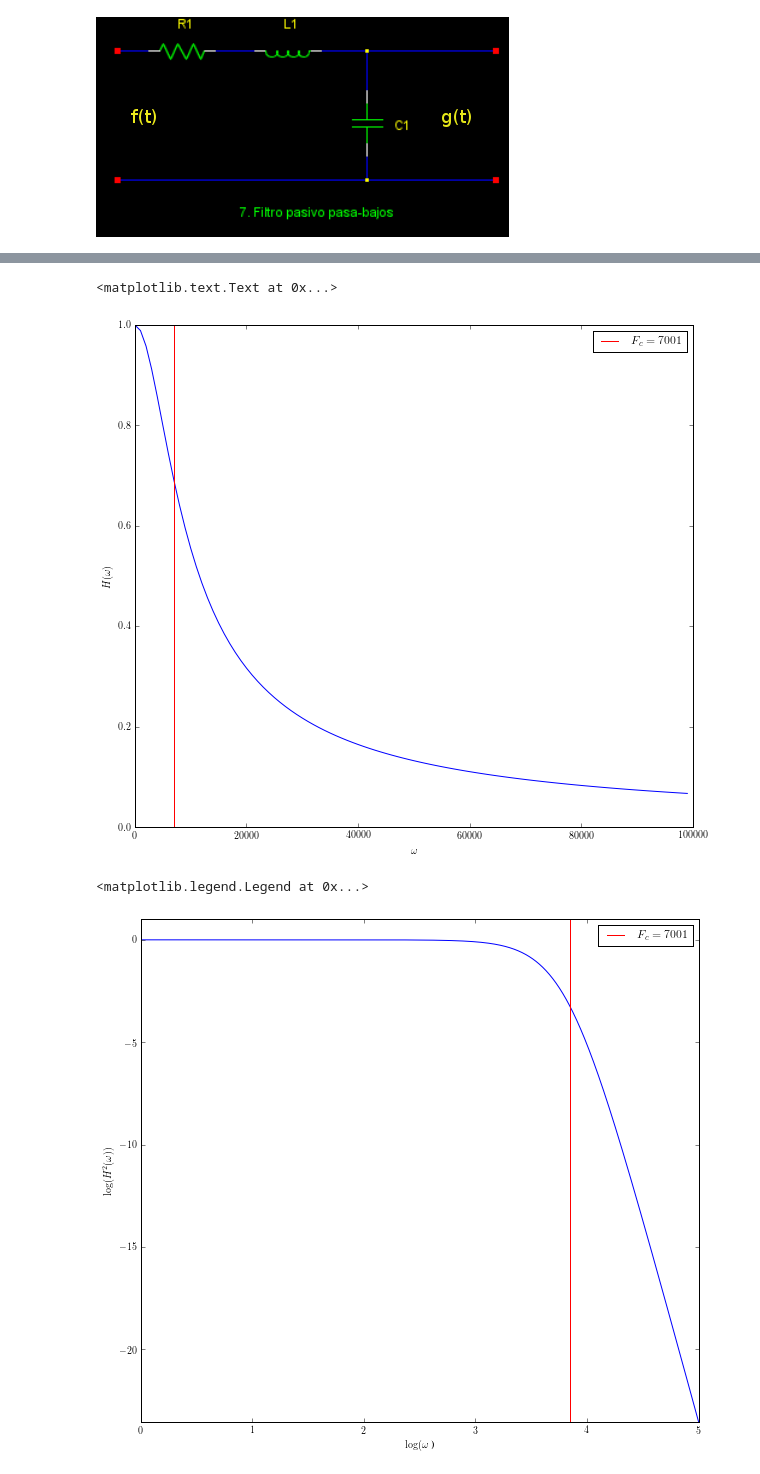
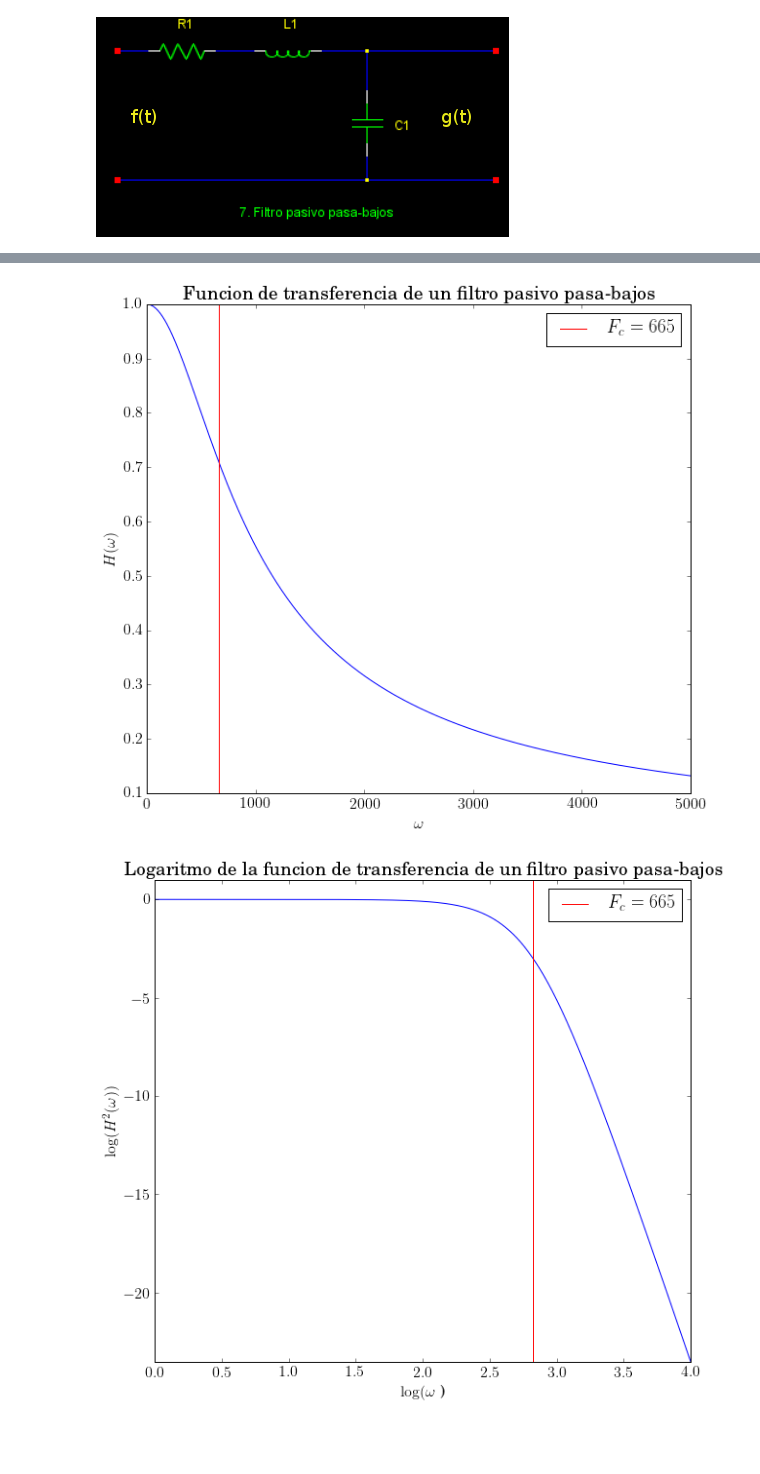
Before and after one commit to RoberTnf/Se-ales, a Jupyter notebook: Filtro pasivo pasa-bajos.ipynb, the cells around one changed output, grey strips where cells are left out. Cells and saved outputs as stored; diff of their text form; code cells hidden in the pictures; blank space fills up the shorter version.

```diff
--- a/Filtro pasivo pasa-bajos.ipynb
+++ b/Filtro pasivo pasa-bajos.ipynb
@@ -44,38 +41,43 @@ $$ h(t) = \int_{-\infty}^\infty e^{iwx} \cdot F( \omega ) \mathrm{d}x $$
 # %%
-w = arange(1,100000,1000)
-wlog = numpy.logspace(0,5,1000)
+w = linspace(0, 5000, 1000)
+wlog = numpy.logspace(0,4,1000)
 
 def filtroPasivoPasaBajos(w, R, L, C):
     u"""Filtro nº 7"""
-    N = len(w)
     H = 1 / ((R * 1j * w * C) - ((w ** 2) * C * L) + 1)
-    h = ifft(H * N)
-    return(H,h)
+    hi = ifft(H * len(w))
+    return(H,hi)
 
-R,L,C = 15000, 5e-3,1e-8
+R,L,C = 15000, 5e-3, 1e-7 #Datos ejemplo
 
-H, h = filtroPasivoPasaBajos(w,R,L,C)
-Hlog, hlog = filtroPasivoPasaBajos(wlog,R,L,C)
+H, hi = filtroPasivoPasaBajos(w,R,L,C)
+Hlog, hilog = filtroPasivoPasaBajos(wlog,R,L,C)
+
+#Calculo de la frecuencia de corte
+
+fcorind= argmin(abs((abs(H[:500])**2)-0.5))
 # %%
 plot(w,abs(H))
-fcorind= argmin(abs((abs(H)**2)-0.5))
 fcor = w[fcorind]
-axvline(fcor, 0,1, c = "r", label="$F_c = {}$".format(fcor))
+axvline(fcor, 0,1, c = "r", label="$F_c = {}$".format(int(fcor)))
+
 
 legend(loc="best")
 ylabel(r"$H ( \omega )$")
 xlabel(r"$\omega$")
+title("Funcion de transferencia de un filtro pasivo pasa-bajos")
+show()
 # %% [output]
-<matplotlib.text.Text at 0x...>
-[figure, old version]
+[figure, new version]
 # %%
 ylim(ymax=1, ymin = min(10*log10(abs(Hlog)**2)))
 
 plot(log10(wlog),10*log10(abs(Hlog)**2))
-axvline(log10(fcor), 0, 1, c = "r", label="$F_c = {}$".format(fcor))
+axvline(log10(fcor), 0, 1, c = "r", label="$F_c = {}$".format(int(fcor)))
 ylabel(r"$\log (H^2 ( \omega ))$")
 xlabel(r"$\log( \omega$ )")
 legend(loc="best")
+title("Logaritmo de la funcion de transferencia de un filtro pasivo pasa-bajos")
+show()
 # %% [output]
-<matplotlib.legend.Legend at 0x...>
-[figure, old version]
+[figure, new version]
```
Also changed, not shown: parts of 17 cells of this notebook, 2 other files.
